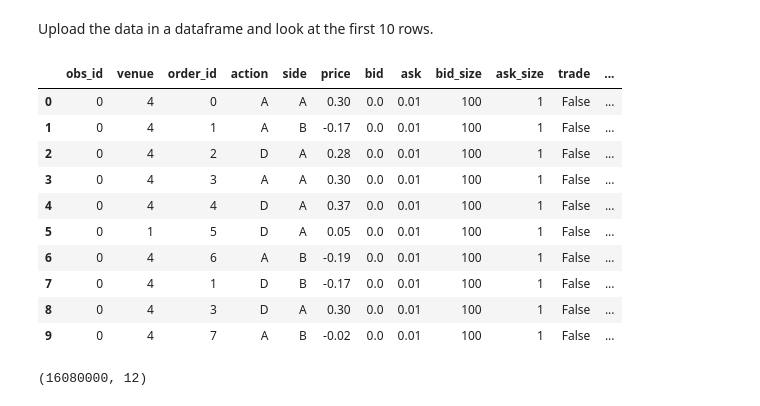
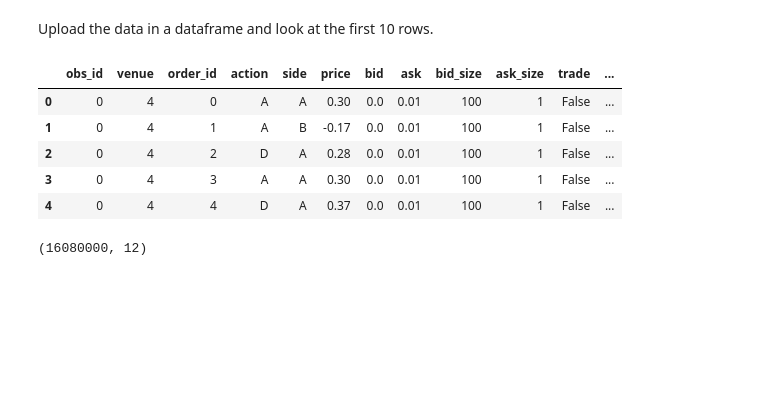
Before and after one commit to lricci03/challengedata, a Jupyter notebook: CFM2024-new/cfm2024.ipynb, the cells around one changed output. Drawn from its saved outputs; the diff is of its cells as text; code cells hidden in the pictures; blank space fills up the shorter version.

```diff
--- a/CFM2024-new/cfm2024.ipynb
+++ b/CFM2024-new/cfm2024.ipynb
@@ -50,19 +56,14 @@ Upload the data in a dataframe and look at the first 10 rows.
 # %%
 path = Path("/content/drive/MyDrive/Challengedata/Xtrain.parquet")
 
-df = pd.read_parquet(path)
+df_features = pd.read_parquet(path)
 
-df[:10]
+df_features.head()
 # %% [output]
 |  | obs_id | venue | order_id | action | side | price | bid | ask | bid_size | ask_size | trade | ... |
 | 0 | 0 | 4 | 0 | A | A | 0.30 | 0.0 | 0.01 | 100 | 1 | False | ... |
 | 1 | 0 | 4 | 1 | A | B | -0.17 | 0.0 | 0.01 | 100 | 1 | False | ... |
 | 2 | 0 | 4 | 2 | D | A | 0.28 | 0.0 | 0.01 | 100 | 1 | False | ... |
 | 3 | 0 | 4 | 3 | A | A | 0.30 | 0.0 | 0.01 | 100 | 1 | False | ... |
 | 4 | 0 | 4 | 4 | D | A | 0.37 | 0.0 | 0.01 | 100 | 1 | False | ... |
-| 5 | 0 | 1 | 5 | D | A | 0.05 | 0.0 | 0.01 | 100 | 1 | False | ... |
-| 6 | 0 | 4 | 6 | A | B | -0.19 | 0.0 | 0.01 | 100 | 1 | False | ... |
-| 7 | 0 | 4 | 1 | D | B | -0.17 | 0.0 | 0.01 | 100 | 1 | False | ... |
-| 8 | 0 | 4 | 3 | D | A | 0.30 | 0.0 | 0.01 | 100 | 1 | False | ... |
-| 9 | 0 | 4 | 7 | A | B | -0.02 | 0.0 | 0.01 | 100 | 1 | False | ... |
 # %%
```
Also changed, not shown: parts of 67 cells of this notebook.
